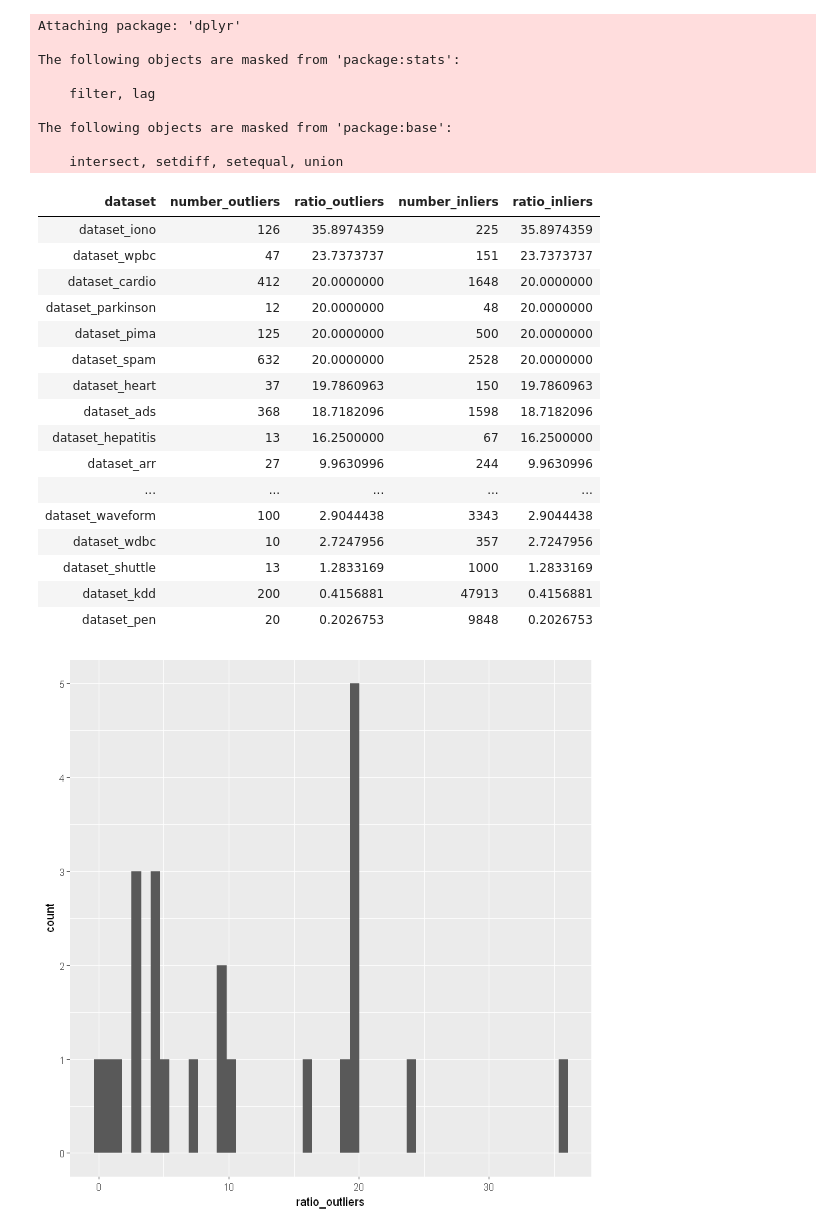
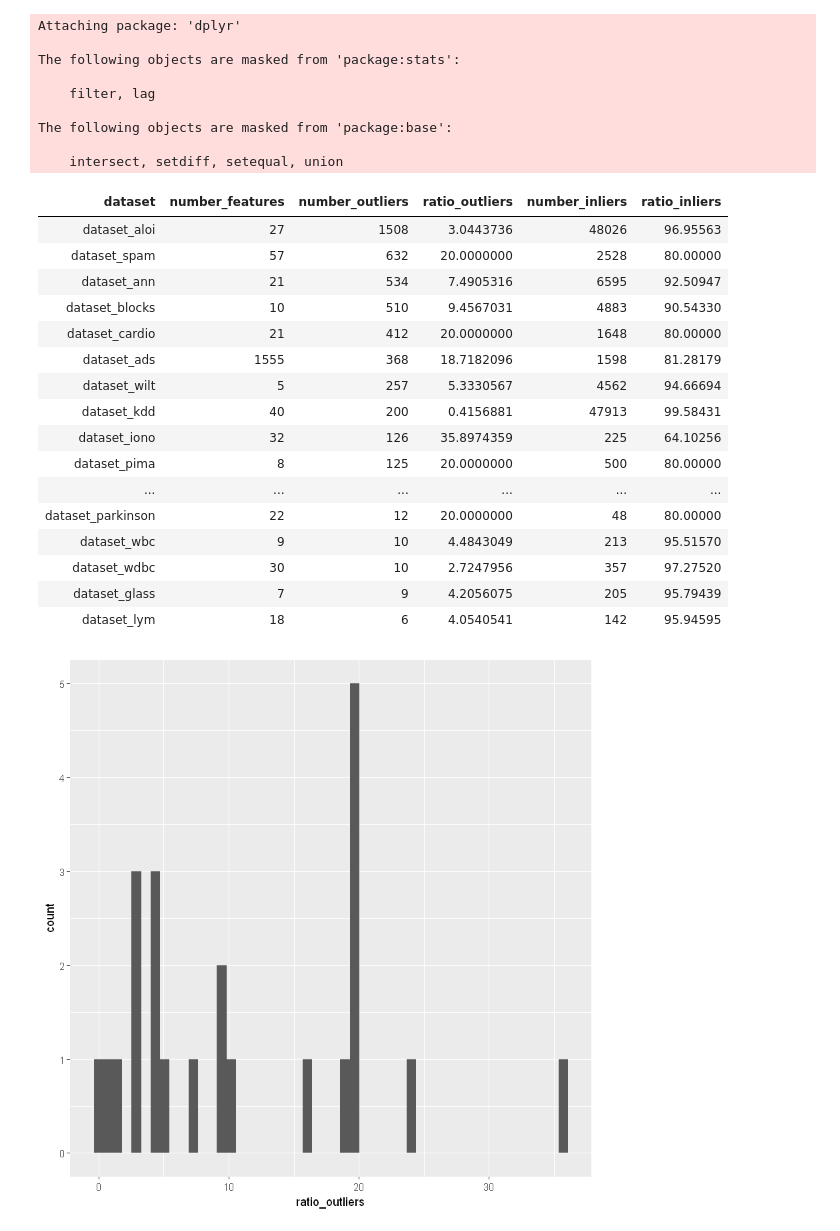
Before and after one commit to msandim/master-thesis, a Jupyter notebook: experiments/Experiment 3/Experiment 3 - datasets.ipynb, the cells around one changed output. Drawn from its saved outputs; the diff is of its cells as text; code cells hidden in the pictures.

```diff
--- a/experiments/Experiment 3/Experiment 3 - datasets.ipynb
+++ b/experiments/Experiment 3/Experiment 3 - datasets.ipynb
@@ -24,6 +24,11 @@ ratio_outliers <- function(dataset)
 {
   (prop.table(table(dataset[, "outlier"])) * 100)
 }
+
+number_features <- function(dataset)
+{
+  length(names(dataset)) - 1
+}
 # %%
 dataset_aloi <- read.arff("../../datasets/literature/ALOI/ALOI_withoutdupl.arff") %>% select(-id)
 dataset_glass <- read.arff("../../datasets/literature/Glass/Glass_withoutdupl_norm.arff") %>% select(-id)
@@ -77,30 +82,31 @@ datasets <- list(
 )
 # %%
 outliers <- data_frame(dataset = names(sapply(datasets, number_outliers)["yes", ]),
+                       number_features = sapply(datasets, number_features),
                        number_outliers = sapply(datasets, number_outliers)["yes", ],
                        ratio_outliers = sapply(datasets, ratio_outliers)["yes", ],
                        number_inliers = sapply(datasets, number_outliers)["no", ],
-                       ratio_inliers = sapply(datasets, ratio_outliers)["yes", ])
+                       ratio_inliers = sapply(datasets, ratio_outliers)["no", ])
 # %%
-outliers %>% arrange(desc(ratio_outliers))
+outliers %>% arrange(desc(number_outliers))
 # %% [output]
-| dataset | number_outliers | ratio_outliers | number_inliers | ratio_inliers |
-| dataset_iono | 126 | 35.8974359 | 225 | 35.8974359 |
-| dataset_wpbc | 47 | 23.7373737 | 151 | 23.7373737 |
-| dataset_cardio | 412 | 20.0000000 | 1648 | 20.0000000 |
-| dataset_parkinson | 12 | 20.0000000 | 48 | 20.0000000 |
-| dataset_pima | 125 | 20.0000000 | 500 | 20.0000000 |
-| dataset_spam | 632 | 20.0000000 | 2528 | 20.0000000 |
-| dataset_heart | 37 | 19.7860963 | 150 | 19.7860963 |
-| dataset_ads | 368 | 18.7182096 | 1598 | 18.7182096 |
-| dataset_hepatitis | 13 | 16.2500000 | 67 | 16.2500000 |
-| dataset_arr | 27 | 9.9630996 | 244 | 9.9630996 |
-| ... | ... | ... | ... | ... |
-| dataset_waveform | 100 | 2.9044438 | 3343 | 2.9044438 |
-| dataset_wdbc | 10 | 2.7247956 | 357 | 2.7247956 |
-| dataset_shuttle | 13 | 1.2833169 | 1000 | 1.2833169 |
-| dataset_kdd | 200 | 0.4156881 | 47913 | 0.4156881 |
-| dataset_pen | 20 | 0.2026753 | 9848 | 0.2026753 |
+| dataset | number_features | number_outliers | ratio_outliers | number_inliers | ratio_inliers |
+| dataset_aloi | 27 | 1508 | 3.0443736 | 48026 | 96.95563 |
+| dataset_spam | 57 | 632 | 20.0000000 | 2528 | 80.00000 |
+| dataset_ann | 21 | 534 | 7.4905316 | 6595 | 92.50947 |
+| dataset_blocks | 10 | 510 | 9.4567031 | 4883 | 90.54330 |
+| dataset_cardio | 21 | 412 | 20.0000000 | 1648 | 80.00000 |
+| dataset_ads | 1555 | 368 | 18.7182096 | 1598 | 81.28179 |
+| dataset_wilt | 5 | 257 | 5.3330567 | 4562 | 94.66694 |
+| dataset_kdd | 40 | 200 | 0.4156881 | 47913 | 99.58431 |
+| dataset_iono | 32 | 126 | 35.8974359 | 225 | 64.10256 |
+| dataset_pima | 8 | 125 | 20.0000000 | 500 | 80.00000 |
+| ... | ... | ... | ... | ... | ... |
+| dataset_parkinson | 22 | 12 | 20.0000000 | 48 | 80.00000 |
+| dataset_wbc | 9 | 10 | 4.4843049 | 213 | 95.51570 |
+| dataset_wdbc | 30 | 10 | 2.7247956 | 357 | 97.27520 |
+| dataset_glass | 7 | 9 | 4.2056075 | 205 | 95.79439 |
+| dataset_lym | 18 | 6 | 4.0540541 | 142 | 95.94595 |
 # %%
 ggplot(outliers, aes(ratio_outliers)) +
   geom_histogram(bins = 50)
```
Also changed, not shown: 4 other files.
